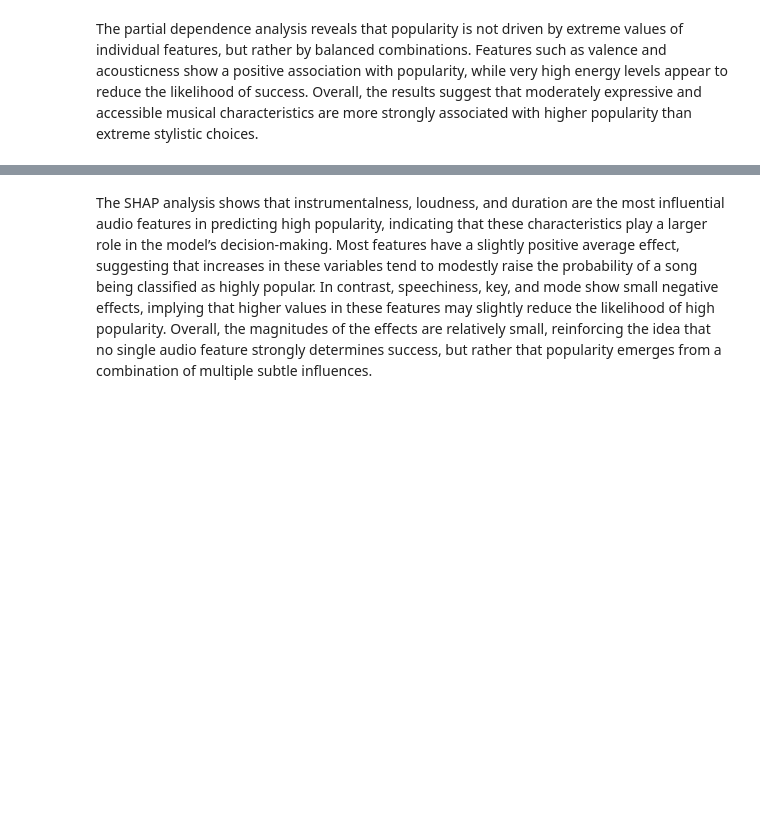
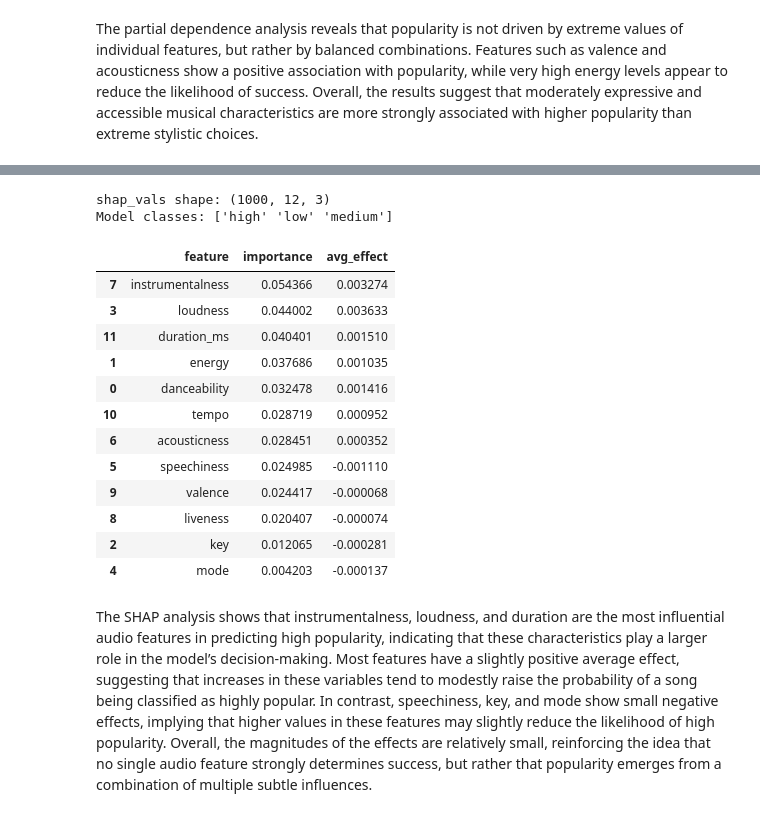
Before and after one commit to zoemekin/AI-ML, a Jupyter notebook: FINAL_VER.ipynb, the cells around one changed output, grey strips where cells are left out. Drawn from its saved outputs; the diff is of its cells as text; code cells hidden in the pictures; blank space fills up the shorter version.

```diff
--- a/FINAL_VER.ipynb
+++ b/FINAL_VER.ipynb
@@ -895,32 +1233,59 @@ The partial dependence analysis reveals that popularity is not driven by extreme
 # %%
+s
 import numpy as np
 import pandas as pd
 
+import shap
+
+# Create explainer
+explainer = shap.TreeExplainer(best_audio_model)
+
+# Use a small sample (for speed)
+sample = X_audio_train_scaled[:1000]
+
+# Compute SHAP values
+shap_vals = explainer.shap_values(sample)
 # SHAP values shape is: (samples, features, classes)
 print("shap_vals shape:", shap_vals.shape)
 print("Model classes:", best_audio_model.classes_)
 
 # Pick the class you want to explain: "high"
 class_idx = list(best_audio_model.classes_).index("high")
 
 # Select only that class -> shape becomes (samples, features)
 shap_high = shap_vals[:, :, class_idx]
 
 # Mean absolute importance per feature
 mean_abs_shap = np.abs(shap_high).mean(axis=0)
 
 # Mean signed effect per feature
 mean_shap = shap_high.mean(axis=0)
 
 # Build dataframe
 shap_df = pd.DataFrame({
     "feature": audio_features,
     "importance": mean_abs_shap,
     "avg_effect": mean_shap
 })
 
 shap_df = shap_df.sort_values(by="importance", ascending=False)
 display(shap_df)
+# %% [output]
+shap_vals shape: (1000, 12, 3)
+Model classes: ['high' 'low' 'medium']
+|  | feature | importance | avg_effect |
+| 7 | instrumentalness | 0.054366 | 0.003274 |
+| 3 | loudness | 0.044002 | 0.003633 |
+| 11 | duration_ms | 0.040401 | 0.001510 |
+| 1 | energy | 0.037686 | 0.001035 |
+| 0 | danceability | 0.032478 | 0.001416 |
+| 10 | tempo | 0.028719 | 0.000952 |
+| 6 | acousticness | 0.028451 | 0.000352 |
+| 5 | speechiness | 0.024985 | -0.001110 |
+| 9 | valence | 0.024417 | -0.000068 |
+| 8 | liveness | 0.020407 | -0.000074 |
+| 2 | key | 0.012065 | -0.000281 |
+| 4 | mode | 0.004203 | -0.000137 |
 # %% [markdown]
 The SHAP analysis shows that instrumentalness, loudness, and duration are the most influential audio features in predicting high popularity, indicating that these characteristics play a larger role in the model’s decision-making. Most features have a slightly positive average effect, suggesting that increases in these variables tend to modestly raise the probability of a song being classified as highly popular. In contrast, speechiness, key, and mode show small negative effects, implying that higher values in these features may slightly reduce the likelihood of high popularity. Overall, the magnitudes of the effects are relatively small, reinforcing the idea that no single audio feature strongly determines success, but rather that popularity emerges from a combination of multiple subtle influences.
 # %% [markdown]
```
Also changed, not shown: parts of 36 cells of this notebook.
